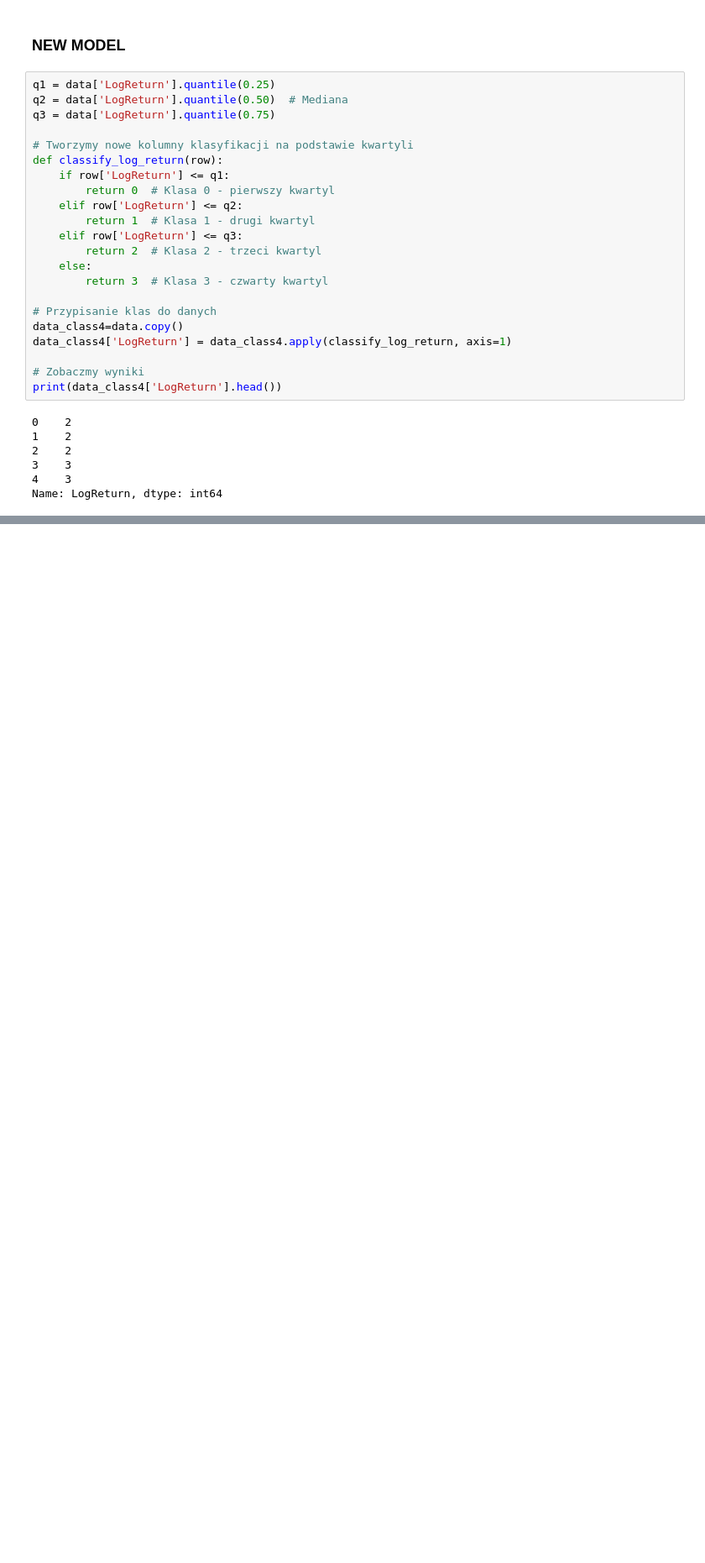
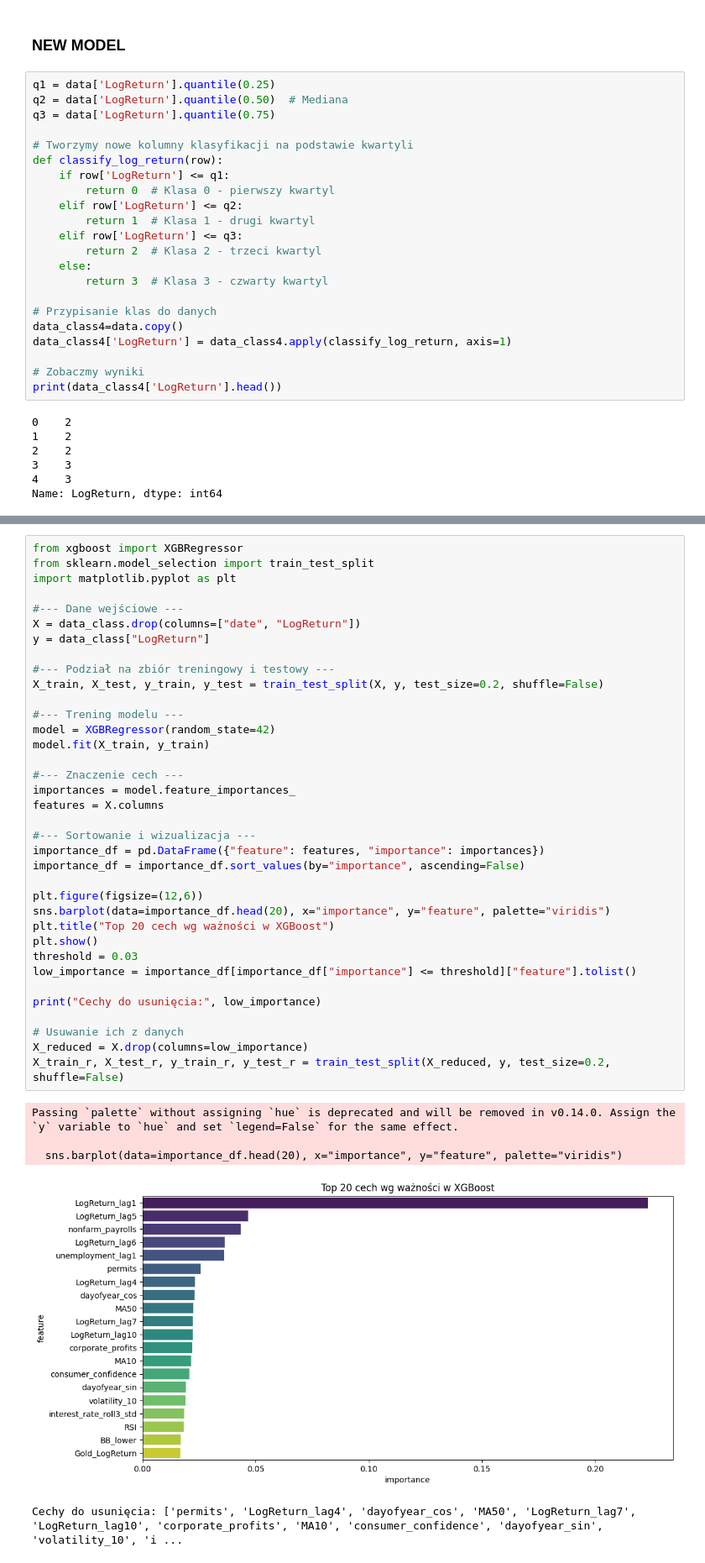
Before and after one commit to Oskar7L/Konferencja, a Jupyter notebook: model1.ipynb, the cells around one changed output, grey strips where cells are left out. Shown at 84% size. Cells and saved outputs as stored; diff of their text form; blank space fills up the shorter version.

```diff
--- a/model1.ipynb
+++ b/model1.ipynb
@@ -236,0 +194,42 @@ Feature Importance:
+# %%
+from xgboost import XGBRegressor
+from sklearn.model_selection import train_test_split
+import matplotlib.pyplot as plt
+
+#--- Dane wejściowe ---
+X = data_class.drop(columns=["date", "LogReturn"])
+y = data_class["LogReturn"]
+
+#--- Podział na zbiór treningowy i testowy ---
+X_train, X_test, y_train, y_test = train_test_split(X, y, test_size=0.2, shuffle=False)
+
+#--- Trening modelu ---
+model = XGBRegressor(random_state=42)
+model.fit(X_train, y_train)
+
+#--- Znaczenie cech ---
+importances = model.feature_importances_
+features = X.columns
+
+#--- Sortowanie i wizualizacja ---
+importance_df = pd.DataFrame({"feature": features, "importance": importances})
+importance_df = importance_df.sort_values(by="importance", ascending=False)
+
+plt.figure(figsize=(12,6))
+sns.barplot(data=importance_df.head(20), x="importance", y="feature", palette="viridis")
+plt.title("Top 20 cech wg ważności w XGBoost")
+plt.show()
+threshold = 0.03
+low_importance = importance_df[importance_df["importance"] <= threshold]["feature"].tolist()
+
+print("Cechy do usunięcia:", low_importance)
+
+# Usuwanie ich z danych
+X_reduced = X.drop(columns=low_importance)
+X_train_r, X_test_r, y_train_r, y_test_r = train_test_split(X_reduced, y, test_size=0.2, shuffle=False)
+# %% [output]
+Passing `palette` without assigning `hue` is deprecated and will be removed in v0.14.0. Assign the `y` variable to `hue` and set `legend=False` for the same effect.
+
+  sns.barplot(data=importance_df.head(20), x="importance", y="feature", palette="viridis")
+[figure, added]
+Cechy do usunięcia: ['permits', 'LogReturn_lag4', 'dayofyear_cos', 'MA50', 'LogReturn_lag7', 'LogReturn_lag10', 'corporate_profits', 'MA10', 'consumer_confidence', 'dayofyear_sin', 'volatility_10', 'i ...
```
Also changed, not shown: parts of 9 cells of this notebook, 9 other files.
